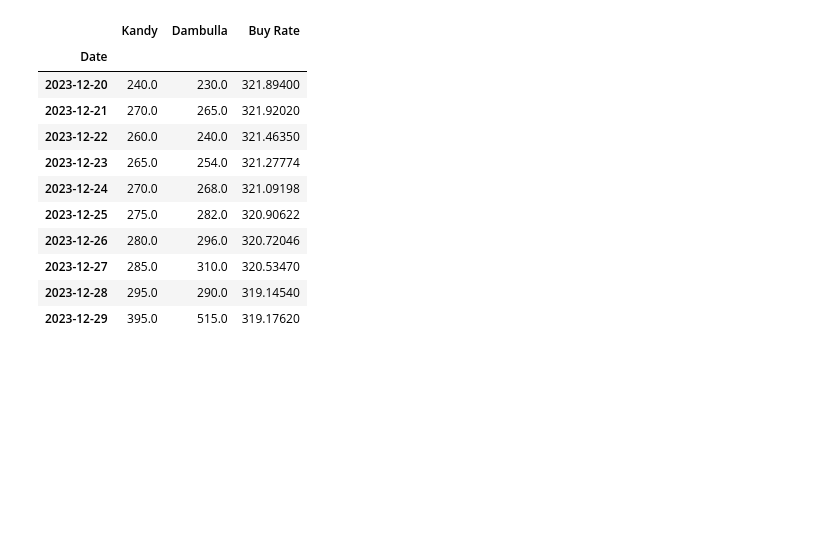
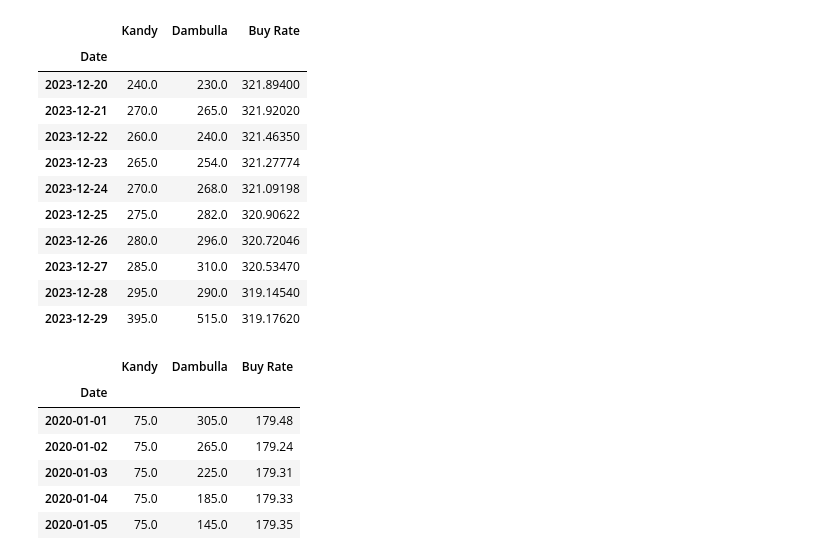
Before and after one commit to PavithaDissanayake/VegetablePriceForecast, a Jupyter notebook: notebooks/dataPrepare.ipynb, the cells around one changed output. Saved outputs shown, nothing was run; the diff lists cells and outputs as text; code cells hidden in the pictures; blank space fills up the shorter version.

```diff
--- a/dataPrepare.ipynb
+++ b/notebooks/dataPrepare.ipynb
@@ -92,3 +92,44 @@ leaks.tail(10)
 | 2023-12-27 | 285.0 | 310.0 | 320.53470 |
 | 2023-12-28 | 295.0 | 290.0 | 319.14540 |
 | 2023-12-29 | 395.0 | 515.0 | 319.17620 |
+# %%
+import pandas as pd
+import os
+
+folder = 'Data/NewData'
+vegetables = sorted([f.split('.')[0] for f in os.listdir(folder) if f.endswith('.csv')][:-2])
+
+dataframes = {}
+
+for vegetable in vegetables:
+    dataframes[vegetable] = pd.read_csv(f'{folder}/{vegetable}.csv', index_col='Unnamed: 0', parse_dates=True)
+    df = dataframes[vegetable]
+    df.index.name = 'Date'
+    df.to_csv(f'{folder}/{vegetable}.csv')
+# %%
+import pandas as pd
+import os
+
+folder = 'Data/NewData'
+vegetables = sorted([f.split('.')[0] for f in os.listdir(folder) if f.endswith('.csv')][:-1])
+
+dataframes = {}
+
+for vegetable in vegetables:
+    dataframes[vegetable] = pd.read_csv(f'{folder}/{vegetable}.csv', index_col='Date', parse_dates=True)
+    date_range = pd.date_range(start=dataframes[vegetable].index.min(), end=dataframes[vegetable].index.max())
+    dataframes[vegetable] = dataframes[vegetable].reindex(date_range)
+    dataframes[vegetable] = dataframes[vegetable].interpolate()
+    dataframes[vegetable] = dataframes[vegetable].round(2)
+    dataframes[vegetable].index.name = 'Date'
+    dataframes[vegetable].to_csv(f'{folder}/{vegetable}.csv')
+
+dataframes['Leaks'].head()
+# %% [output]
+|  | Kandy | Dambulla | Buy Rate |
+| Date |  |  |  |
+| 2020-01-01 | 75.0 | 305.0 | 179.48 |
+| 2020-01-02 | 75.0 | 265.0 | 179.24 |
+| 2020-01-03 | 75.0 | 225.0 | 179.31 |
+| 2020-01-04 | 75.0 | 185.0 | 179.33 |
+| 2020-01-05 | 75.0 | 145.0 | 179.35 |
```
Also changed, not shown: parts of 3 cells of this notebook, 3 other files.
